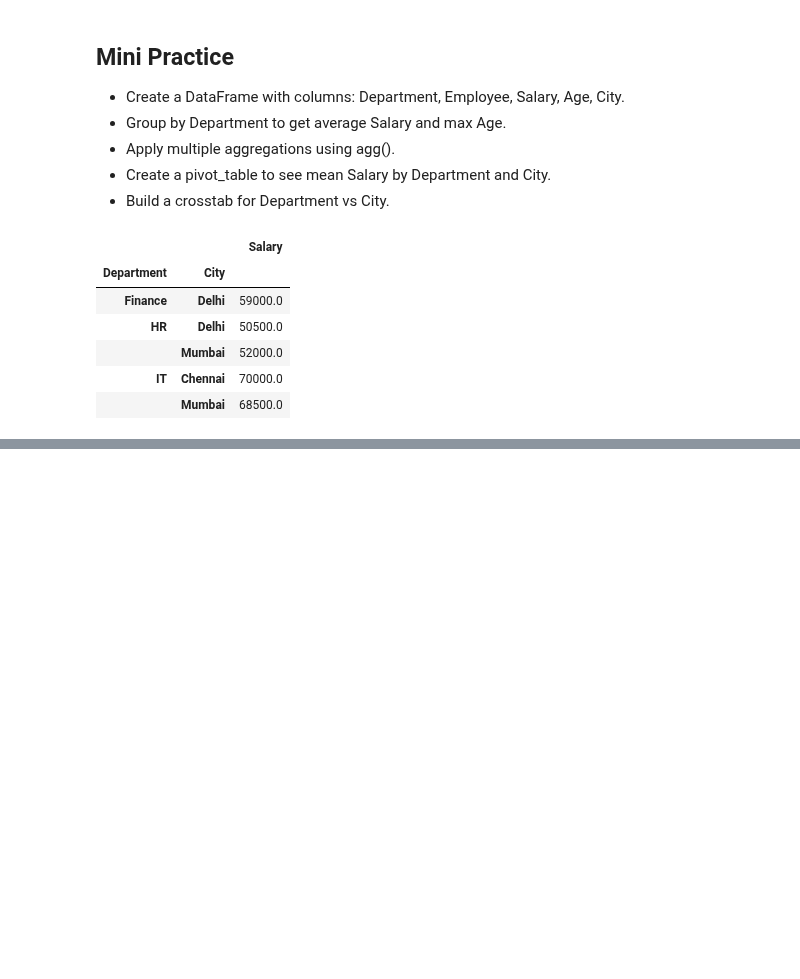
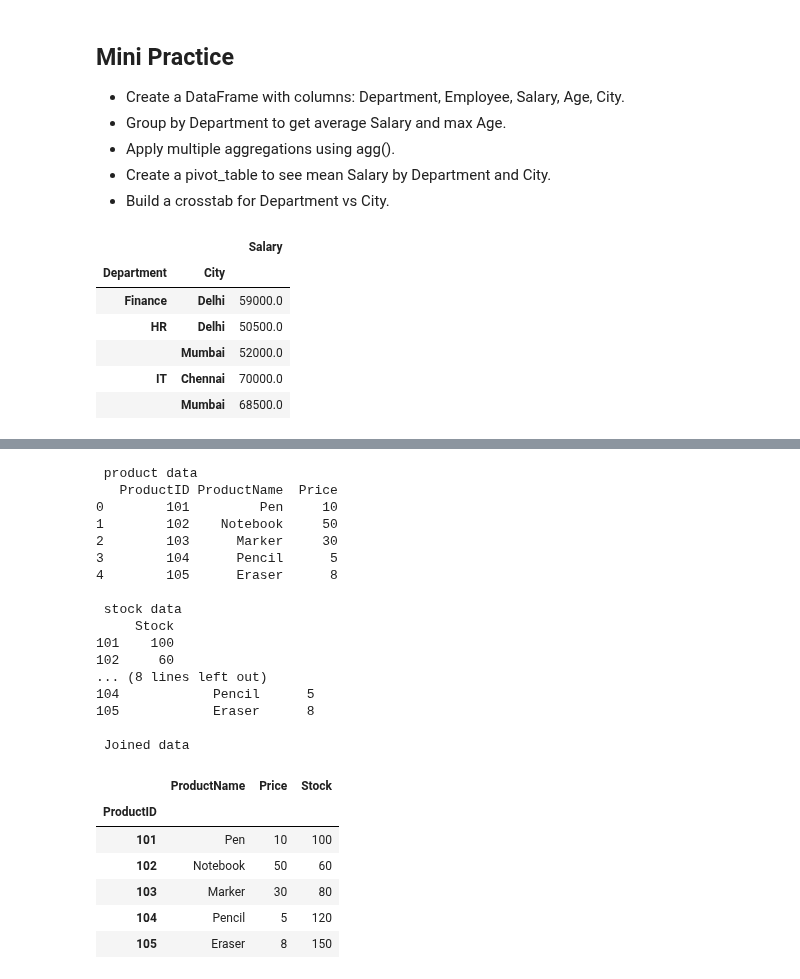
Before and after one commit to sh1vam31/Complete_DataScience, a Jupyter notebook: Pandas.ipynb, the cells around one changed output, grey strips where cells are left out. Drawn from its saved outputs; the diff is of its cells as text; code cells hidden in the pictures; blank space fills up the shorter version.

Commit message:
Joins , merge

```diff
--- a/Pandas.ipynb
+++ b/Pandas.ipynb
@@ -1090,0 +1096,28 @@ df.pivot_table(values = "Salary", index =["Department", "City"], aggfunc= "mean"
+# %%
+import pandas as pd
+# Dataset 1: Product details
+df1 = pd.DataFrame({
+    "ProductID": [101, 102, 103],
+    "ProductName": ["Pen", "Notebook", "Marker"],
+    "Price": [10, 50, 30]
+})
+
+# Dataset 2: More products (same columns as df1)
+df2 = pd.DataFrame({
+    "ProductID": [104, 105],
+    "ProductName": ["Pencil", "Eraser"],
+    "Price": [5, 8]
+})
+
+# Dataset 3: Additional info (different columns)
+df3 = pd.DataFrame({
+    "Stock": [100, 60, 80],
+    "Rating": [4.5, 4.7, 4.8]
+})
+
+print("Original DataFrames:")
+print("\nDF1:\n", df1)
+print("\nDF2:\n", df2)
+print("\nDF3:\n", df3)
+
+pd.concat([df1, df2], axis = 0, ignore_index=True)
@@ -1090,0 +1204,40 @@ df.pivot_table(values = "Salary", index =["Department", "City"], aggfunc= "mean"
+# %%
+products = pd.concat([df1, df2], ignore_index=True)
+print("\n product data")
+print(products)
+
+stock = pd.DataFrame({
+    "Stock": [100, 60, 80, 120, 150],
+}, index=[101, 102, 103, 104, 105])      # ProductID as index
+print("\n stock data")
+print(stock)
+
+p_data = products.set_index("ProductID")
+print(p_data)
+print("\n Joined data")
+p_data.join(stock, on = "ProductID", how="outer")
+# %% [output]
+ product data
+   ProductID ProductName  Price
+0        101         Pen     10
+1        102    Notebook     50
+2        103      Marker     30
+3        104      Pencil      5
+4        105      Eraser      8
+
+ stock data
+     Stock
+101    100
+102     60
+... (8 lines left out)
+104            Pencil      5
+105            Eraser      8
+
+ Joined data
+|  | ProductName | Price | Stock |
+| ProductID |  |  |  |
+| 101 | Pen | 10 | 100 |
+| 102 | Notebook | 50 | 60 |
+| 103 | Marker | 30 | 80 |
+| 104 | Pencil | 5 | 120 |
+| 105 | Eraser | 8 | 150 |
```
Also changed, not shown: parts of 9 cells of this notebook.
